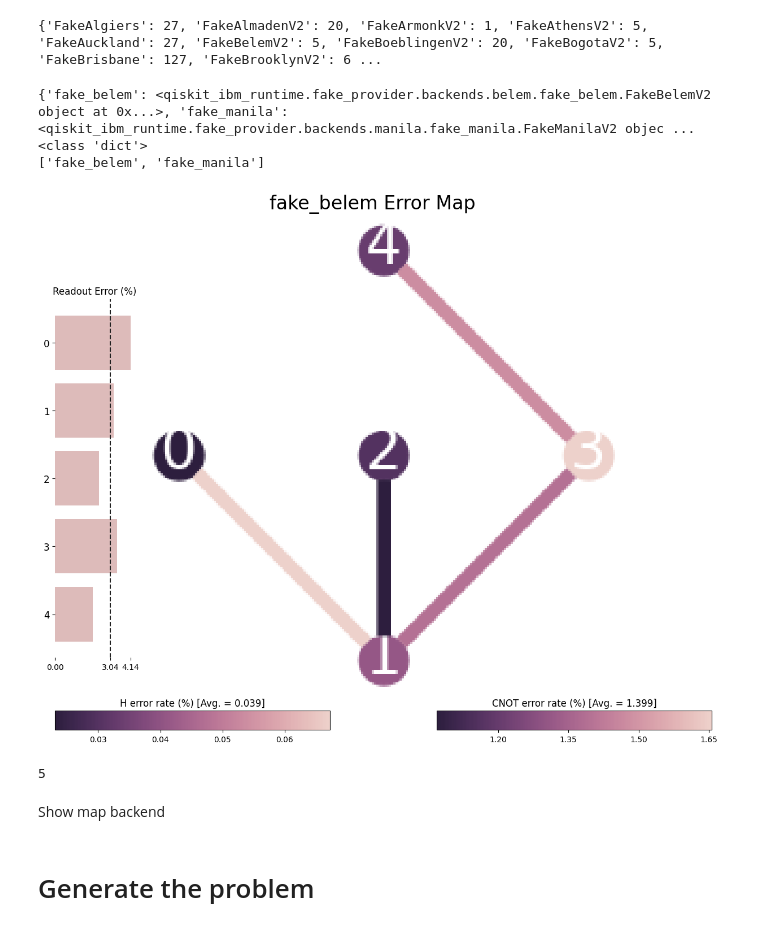
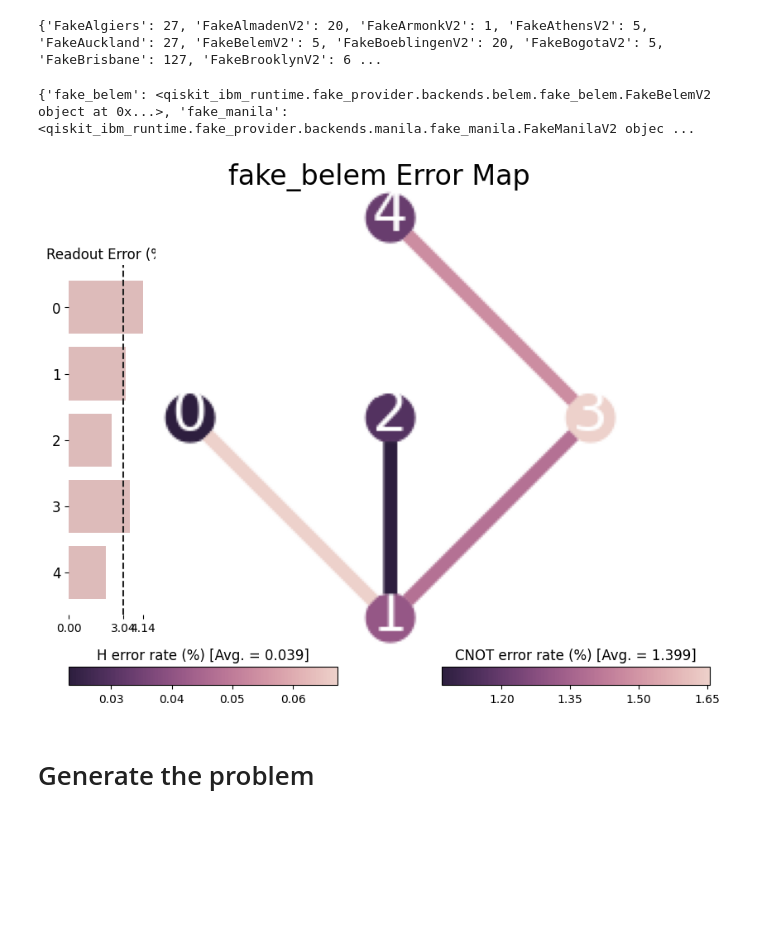
Before and after one commit to MagePro310/Quantum_Simulation_Scheduling_ver1, a Jupyter notebook: test_algorithm.ipynb, the cells around one changed output. Cells and saved outputs as stored; diff of their text form; code cells hidden in the pictures; blank space fills up the shorter version.

```diff
--- a/test_algorithm.ipynb
+++ b/test_algorithm.ipynb
@@ -31,33 +35,19 @@ print(backendlist)
 # %%
 import matplotlib.pyplot as plt
 from component.a_backend import fake_backend
 from qiskit.visualization import plot_error_map
 
 machines = {}
+backend0 = FakeBelemV2()
+backend1 = FakeManilaV2()
 
-backend0 = FakeBelemV2()
-backend0Name = backend0.name
-backend1 = FakeManilaV2()
-backend1Name = backend1.name
-
-machines[backend0Name] = backend0
-machines[backend1Name] = backend1
+machines[backend0.name] = backend0
+machines[backend1.name] = backend1
 print(machines)
-
-print(type(machines))
-print(list(machines.keys()))
-plot_error_map(machines[backend0Name])
+plot_error_map(list(machines.values())[0], figsize=(10, 8))
 # %% [output]
 {'fake_belem': <qiskit_ibm_runtime.fake_provider.backends.belem.fake_belem.FakeBelemV2 object at 0x...>, 'fake_manila': <qiskit_ibm_runtime.fake_provider.backends.manila.fake_manila.FakeManilaV2 objec ...
-<class 'dict'>
-['fake_belem', 'fake_manila']
-[figure, old version]
+[figure, new version]
-# %%
-print(machines['fake_belem'].num_qubits)
-# %% [output]
-5
-# %% [markdown]
-Show map backend
 # %% [markdown]
 # Generate the problem
 # %% [markdown]
```
Also changed, not shown: parts of 26 cells of this notebook, 18 other files.
